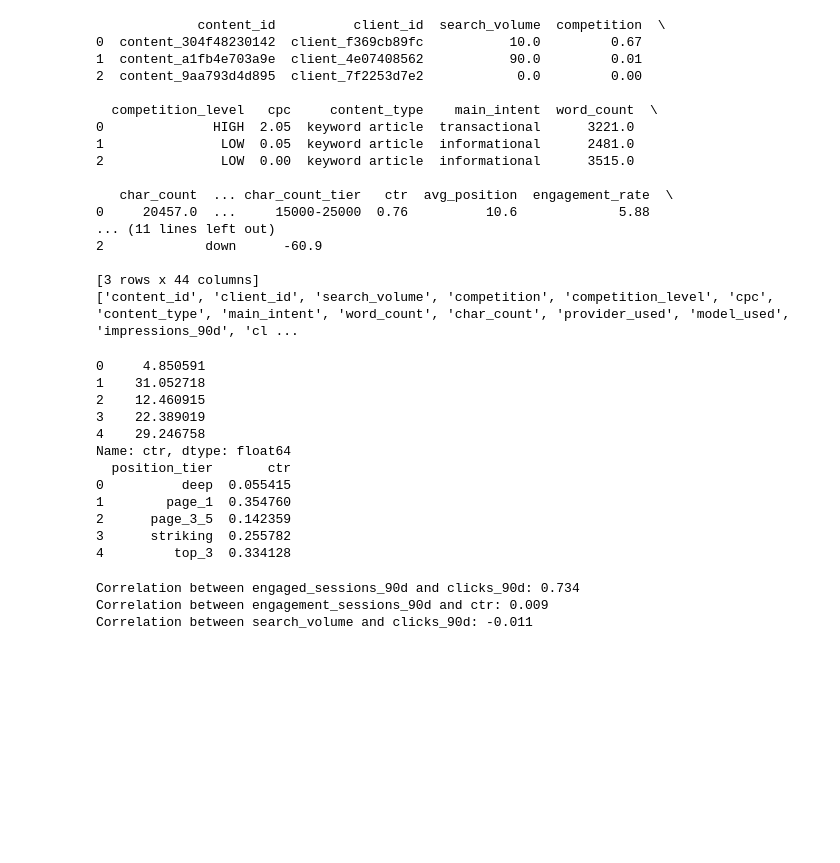
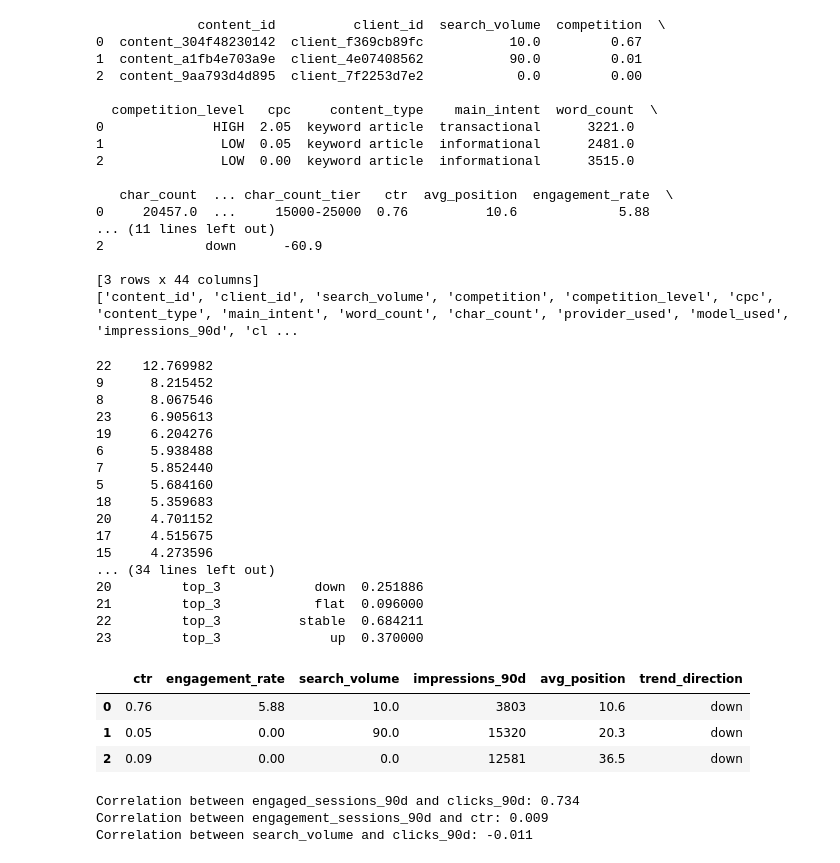
Before and after one commit to sujithauday/flyrank-ml-internship, a Jupyter notebook: work/notebooks/w01_research_question.ipynb, the cells around one changed output. Saved outputs shown, nothing was run; the diff lists cells and outputs as text; code cells hidden in the pictures; blank space fills up the shorter version.

```diff
--- a/work/notebooks/w01_research_question.ipynb
+++ b/work/notebooks/w01_research_question.ipynb
@@ -67,21 +67,34 @@ print(df.columns.tolist())
 visible = df[df["impressions_90d"] >= 100]
 ctr_by_pos = visible.groupby(["position_tier", "trend_direction"])["ctr"].mean().reset_index()
 ctr_by_pos_share = ctr_by_pos["ctr"]/ctr_by_pos["ctr"].sum() *100
-print(ctr_by_pos_share)
+print(ctr_by_pos_share.sort_values(ascending=False))
 print(ctr_by_pos)
 # %% [output]
-0     4.850591
-1    31.052718
-2    12.460915
-3    22.389019
-4    29.246758
-Name: ctr, dtype: float64
-  position_tier       ctr
-0          deep  0.055415
-1        page_1  0.354760
-2      page_3_5  0.142359
-3      striking  0.255782
-4         top_3  0.334128
+22    12.769982
+9      8.215452
+8      8.067546
+23     6.905613
+19     6.204276
+6      5.938488
+7      5.852440
+5      5.684160
+18     5.359683
+20     4.701152
+17     4.515675
+15     4.273596
+... (34 lines left out)
+20         top_3            down  0.251886
+21         top_3            flat  0.096000
+22         top_3          stable  0.684211
+23         top_3              up  0.370000
+# %%
+col = df[["ctr", "engagement_rate","search_volume","impressions_90d","avg_position","trend_direction"]]
+col.head(3)
+# %% [output]
+|  | ctr | engagement_rate | search_volume | impressions_90d | avg_position | trend_direction |
+| 0 | 0.76 | 5.88 | 10.0 | 3803 | 10.6 | down |
+| 1 | 0.05 | 0.00 | 90.0 | 15320 | 20.3 | down |
+| 2 | 0.09 | 0.00 | 0.0 | 12581 | 36.5 | down |
 # %%
 # high search volume - more traffic
 corr = df["engaged_sessions_90d"].corr(df["clicks_90d"])
```
